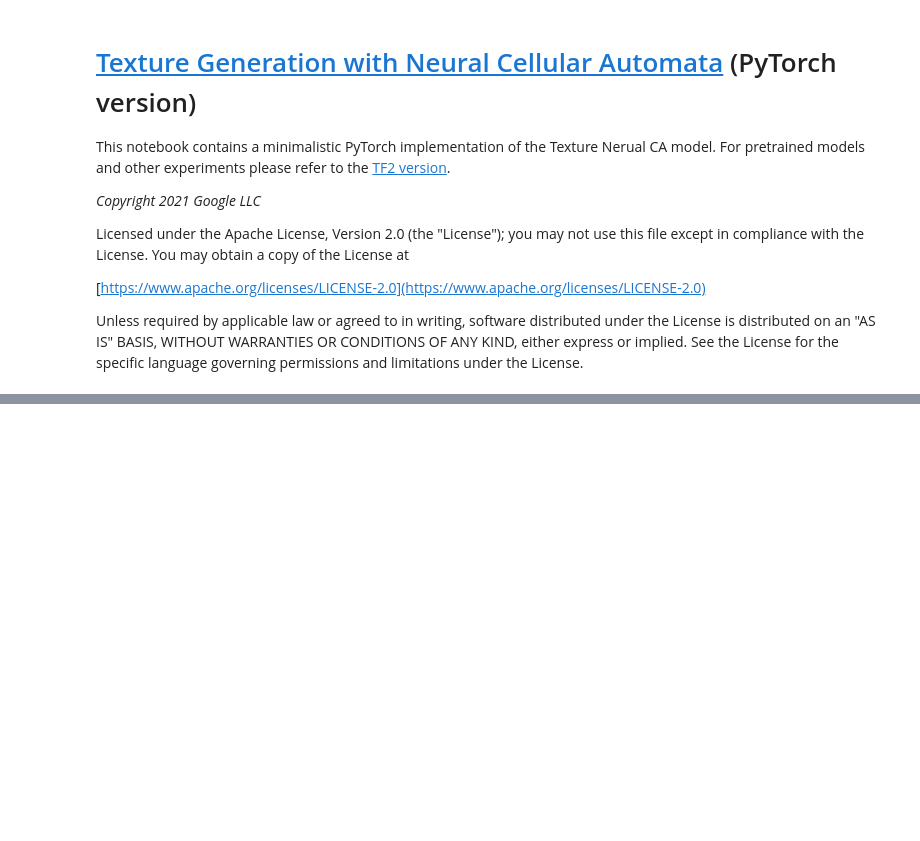
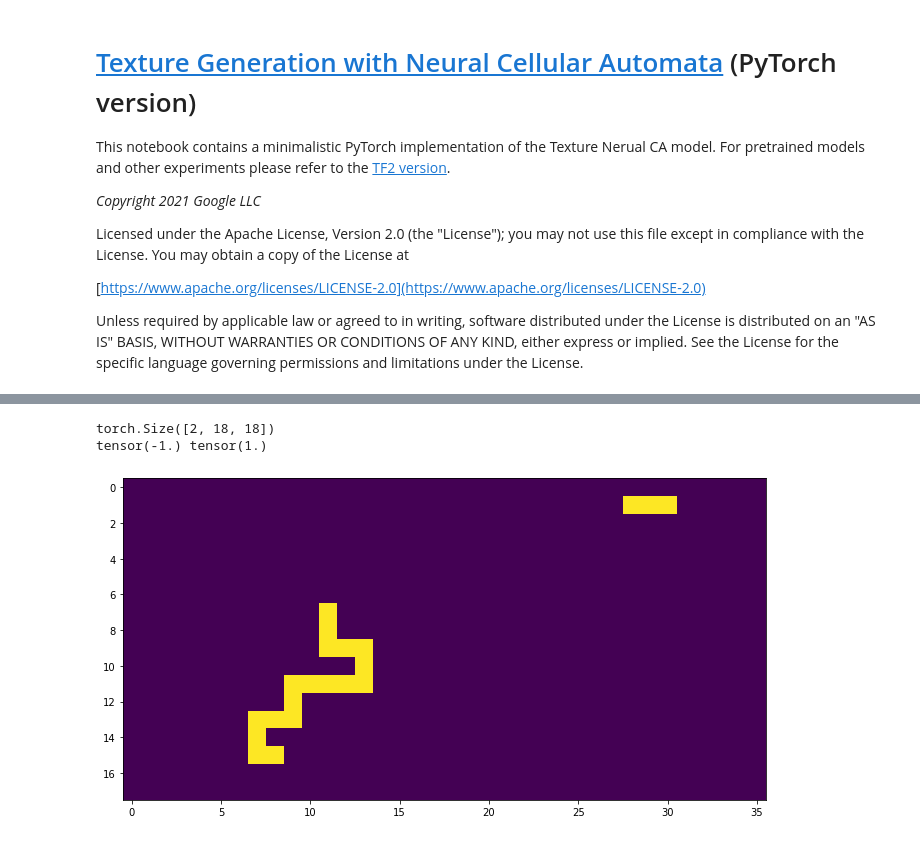
Before and after one commit to smearle/pathfinding-nca, a Jupyter notebook: path_nca.ipynb, the cells around one changed output, grey strips where cells are left out. Saved outputs shown, nothing was run; the diff lists cells and outputs as text; code cells hidden in the pictures; blank space fills up the shorter version.

```diff
--- a/path_nca.ipynb
+++ b/path_nca.ipynb
@@ -184,2 +337,20 @@ def to_nchw(img):
+# %%
+path_targets = torch.vstack([(solved_maze == path_chan).float() for solved_maze in solved_mazes])
+print(path_targets.shape)
+
+# Scale the path target so that, assuming the network outputs 0 everywhere, not producing the target path results in as
+# much loss as putting path tiles in the wrong locations.
+# n_path_tiles = path_target.sum()
+# path_scaling = path_target.numel() / n_path_tiles
+path_targets[torch.where(path_targets == 0)] = -1.0
+print(path_targets.min(), path_targets.max())
+
+fig, ax = pl.subplots(figsize=(20, 5))
+pl.imshow(np.hstack(path_targets))
+pl.tight_layout()
+# %% [output]
+torch.Size([2, 18, 18])
+tensor(-1.) tensor(1.)
+[figure, added]
 # %%
 #@title Minimalistic Neural CA
```
Also changed, not shown: parts of 10 cells of this notebook.
